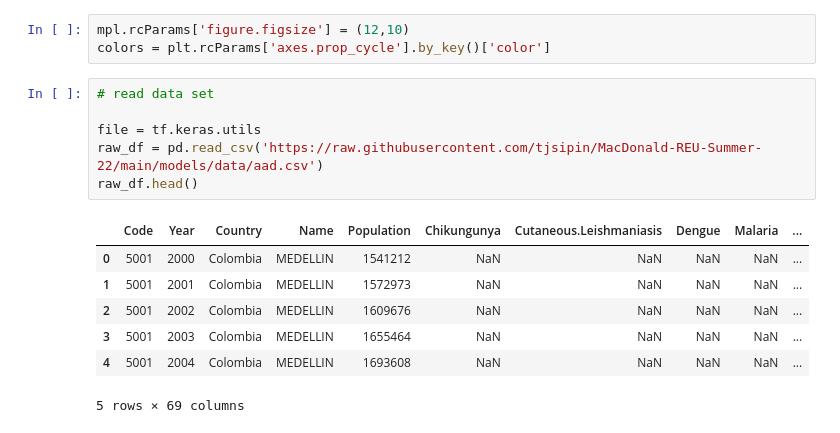
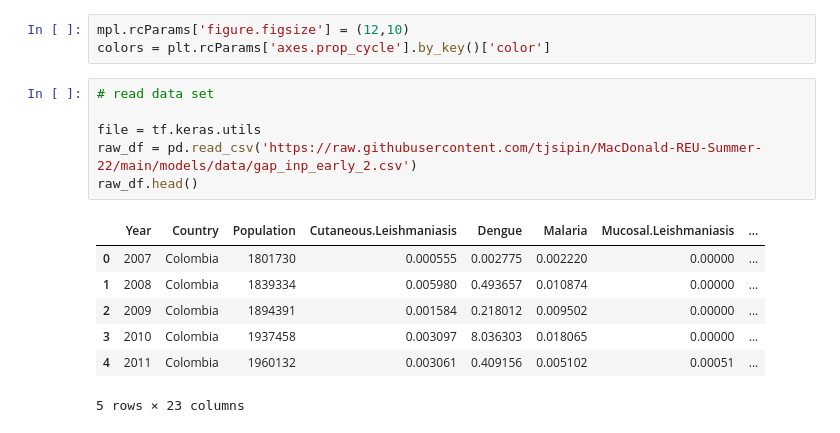
Before and after one commit to tjsipin/MacDonald-REU-Summer-22, a Jupyter notebook: models/python/early_imp_nn.ipynb, the cells around one changed output. Cells and saved outputs as stored; diff of their text form.

```diff
--- a/models/python/early_imp_nn.ipynb
+++ b/models/python/early_imp_nn.ipynb
@@ -21,14 +41,14 @@ colors = plt.rcParams['axes.prop_cycle'].by_key()['color']
 # %%
 # read data set
 
 file = tf.keras.utils
-raw_df = pd.read_csv('https://raw.githubusercontent.com/tjsipin/MacDonald-REU-Summer-22/main/models/data/aad.csv')
+raw_df = pd.read_csv('https://raw.githubusercontent.com/tjsipin/MacDonald-REU-Summer-22/main/models/data/gap_inp_early_2.csv')
 raw_df.head()
 # %% [output]
-|  | Code | Year | Country | Name | Population | Chikungunya | Cutaneous.Leishmaniasis | Dengue | Malaria | ... |
-| 0 | 5001 | 2000 | Colombia | MEDELLIN | 1541212 | NaN | NaN | NaN | NaN | ... |
-| 1 | 5001 | 2001 | Colombia | MEDELLIN | 1572973 | NaN | NaN | NaN | NaN | ... |
-| 2 | 5001 | 2002 | Colombia | MEDELLIN | 1609676 | NaN | NaN | NaN | NaN | ... |
-| 3 | 5001 | 2003 | Colombia | MEDELLIN | 1655464 | NaN | NaN | NaN | NaN | ... |
-| 4 | 5001 | 2004 | Colombia | MEDELLIN | 1693608 | NaN | NaN | NaN | NaN | ... |
+|  | Year | Country | Population | Cutaneous.Leishmaniasis | Dengue | Malaria | Mucosal.Leishmaniasis | ... |
+| 0 | 2007 | Colombia | 1801730 | 0.000555 | 0.002775 | 0.002220 | 0.00000 | ... |
+| 1 | 2008 | Colombia | 1839334 | 0.005980 | 0.493657 | 0.010874 | 0.00000 | ... |
+| 2 | 2009 | Colombia | 1894391 | 0.001584 | 0.218012 | 0.009502 | 0.00000 | ... |
+| 3 | 2010 | Colombia | 1937458 | 0.003097 | 8.036303 | 0.018065 | 0.00000 | ... |
+| 4 | 2011 | Colombia | 1960132 | 0.003061 | 0.409156 | 0.005102 | 0.00051 | ... |
-5 rows × 69 columns
+5 rows × 23 columns
```
Also changed, not shown: parts of 12 cells of this notebook.
